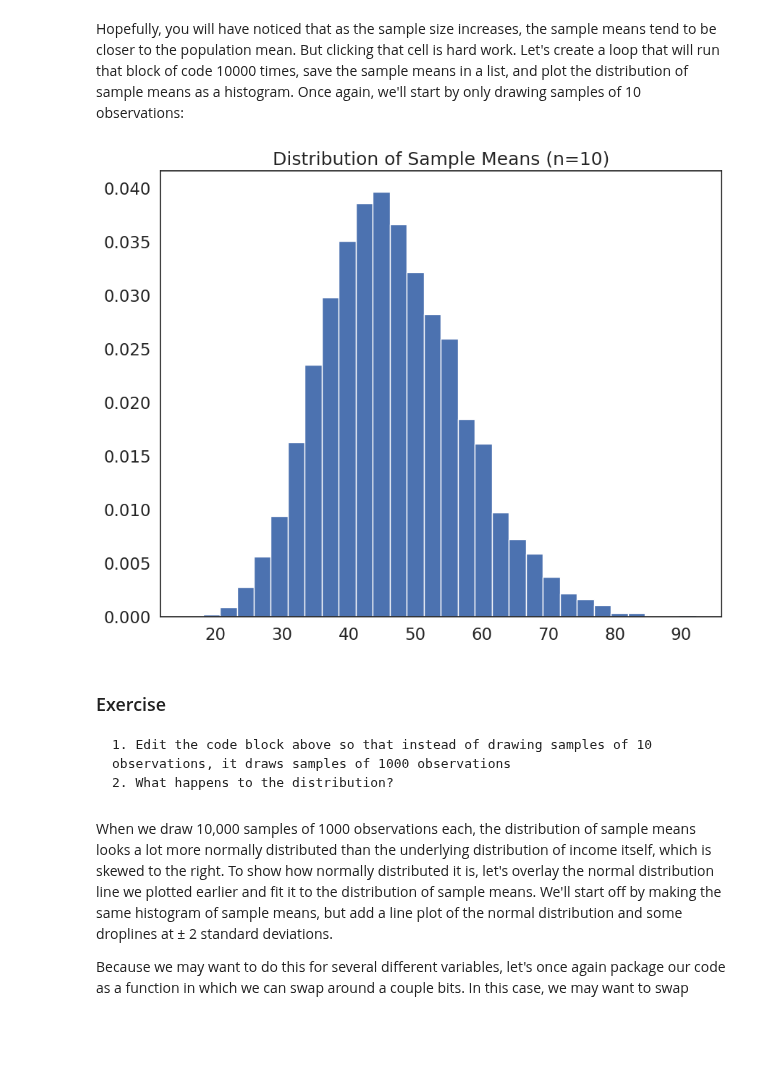
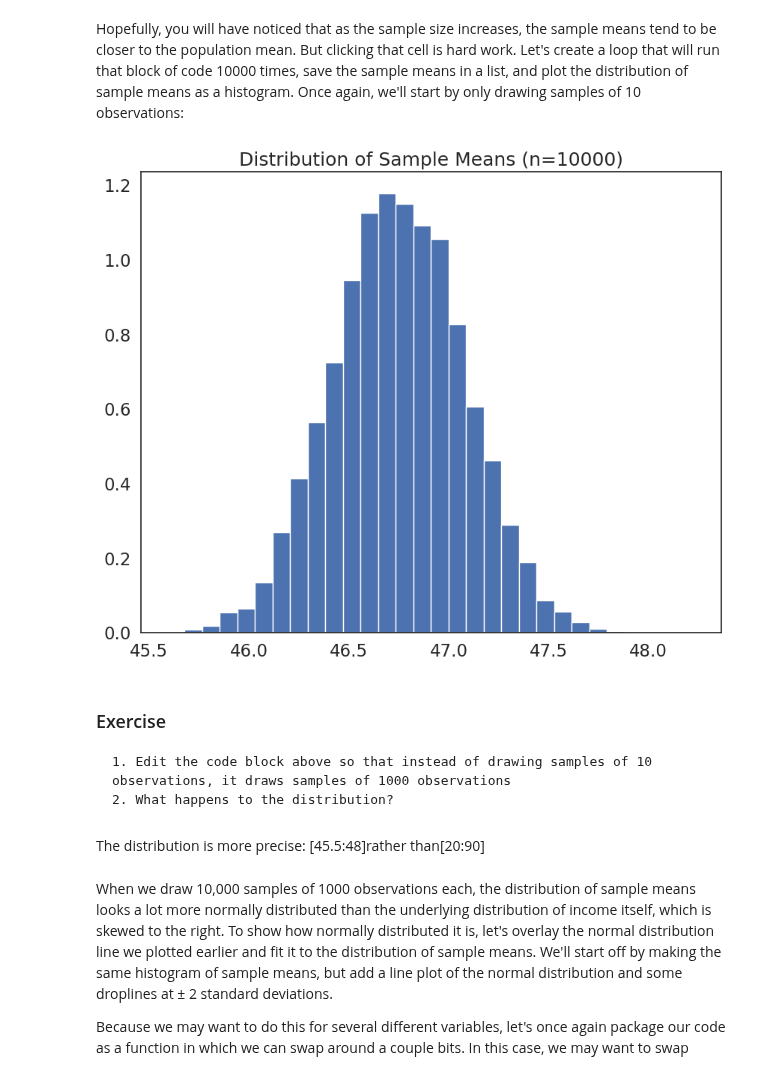
Before and after one commit to helenacorcos/QM2, a Jupyter notebook: notebooks/W05. Distributions and Basic Statistics.ipynb, the cells around one changed output. Drawn from its saved outputs; the diff is of its cells as text; code cells hidden in the pictures; blank space fills up the shorter version.

```diff
--- a/notebooks/W05. Distributions and Basic Statistics.ipynb
+++ b/notebooks/W05. Distributions and Basic Statistics.ipynb
@@ -168,0 +177,3 @@ what other variables are categorical? Convert them to categorical and describe.
+# %%
+df['sex']=df['sex'].astype('category')
+df['sex'].describe()
@@ -364,24 +395,26 @@ Hopefully, you will have noticed that as the sample size increases, the sample m
 # %%
 #create an empty list to store sample means
 sample_means=[]
 
-sample_size=10
+sample_size=10000
 # loop 10,000 times.
 for i in range(0,10000):
     sample= df['income'].sample(sample_size, replace=True) # draw a sample of 10 observations from the income variable, with replacement
     sample_mean=sample.mean() # calculate the mean of the sample
     sample_means.append(sample_mean) # append the sample mean to the list of sample means
 
 plt.hist(sample_means, bins=30, edgecolor='white', density=True) # plot a histogram of the sample means
 plt.title('Distribution of Sample Means (n={})'.format(sample_size)) # add a title
 plt.show()
 # %% [output]
-[figure, old version]
+[figure, new version]
 # %% [markdown]
 ### Exercise
 
     1. Edit the code block above so that instead of drawing samples of 10 observations, it draws samples of 1000 observations
     2. What happens to the distribution?
+# %% [markdown]
+The distribution is more precise: [45.5:48]rather than[20:90]
 # %% [markdown]
 When we draw 10,000 samples of 1000 observations each, the distribution of sample means looks a lot more normally distributed than the underlying distribution of income itself, which is skewed to the right. To show how normally distributed it is, let's overlay the normal distribution line we plotted earlier and fit it to the distribution of sample means. We'll start off by making the same histogram of sample means, but add a line plot of the normal distribution and some droplines at ± 2 standard deviations.
 
```
Also changed, not shown: parts of 13 cells of this notebook.
